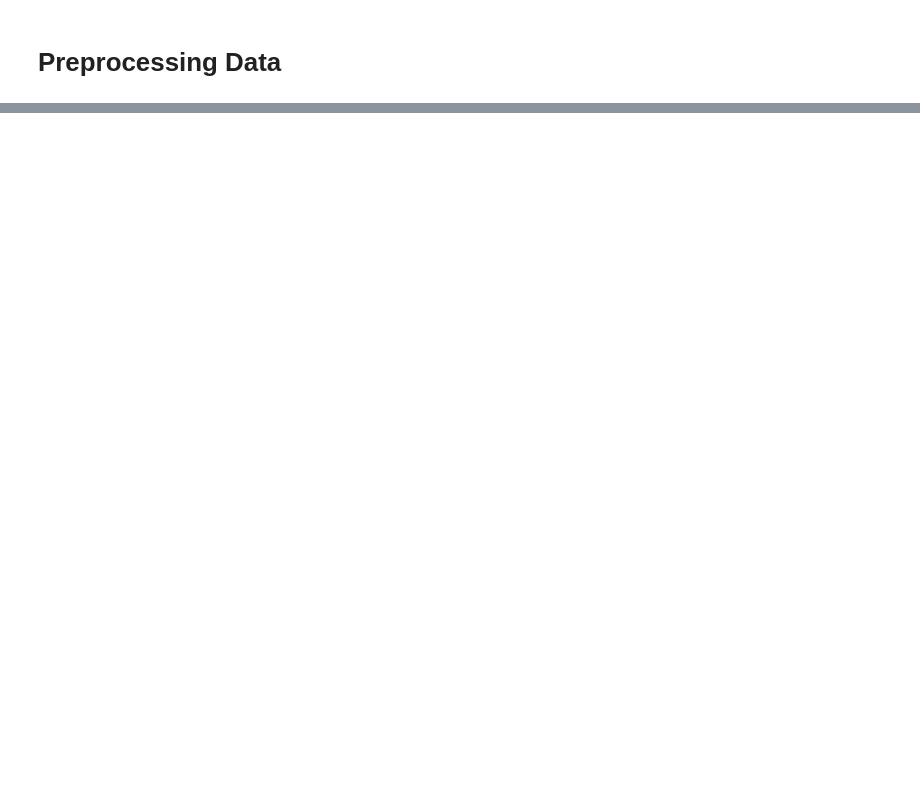
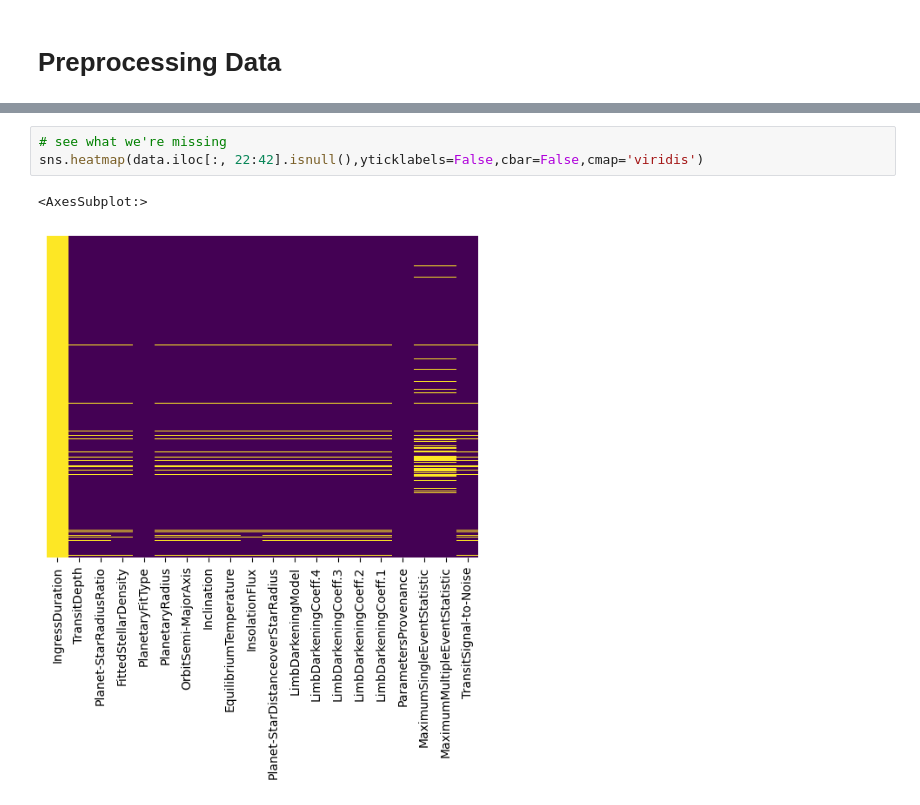
Before and after one commit to brianzjk/exoplanets, a Jupyter notebook: exoplanet_preprocessing.ipynb, the cells around one changed output, grey strips where cells are left out. Cells and saved outputs as stored; diff of their text form; blank space fills up the shorter version.

```diff
--- a/exoplanet_preprocessing.ipynb
+++ b/exoplanet_preprocessing.ipynb
@@ -201,0 +238,6 @@ bruh im fcking stupid apparently this exists: https://exoplanetarchive.ipac.calt
+# %%
+# see what we're missing
+sns.heatmap(data.iloc[:, 22:42].isnull(),yticklabels=False,cbar=False,cmap='viridis')
+# %% [output]
+<AxesSubplot:>
+[figure, added]
```
Also changed, not shown: parts of 29 cells of this notebook, 1 other file.
